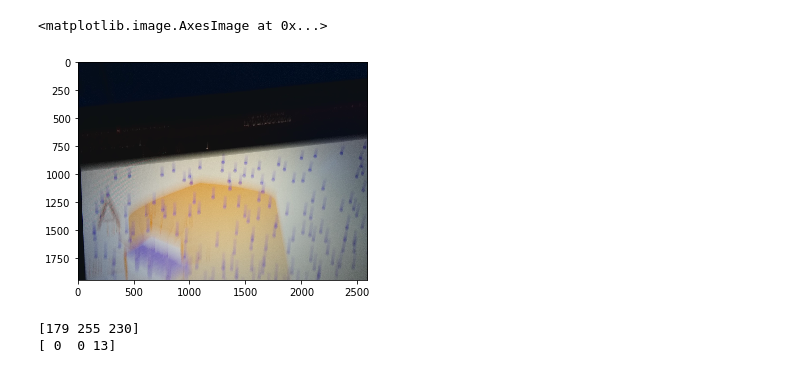
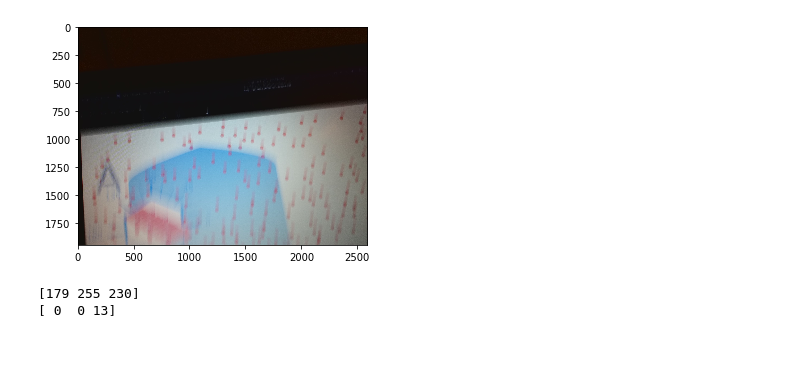
Before and after one commit to chili-epfl/qml-ar, a Jupyter notebook: notebooks/motionblur/DotsDetector.ipynb, the cells around one changed output. Saved outputs shown, nothing was run; the diff lists cells and outputs as text; code cells hidden in the pictures.

```diff
--- a/notebooks/motionblur/DotsDetector.ipynb
+++ b/notebooks/motionblur/DotsDetector.ipynb
@@ -14,5 +8,0 @@ out_fn = '/tmp/tmpimgcvdots.png'
-# %%
-plt.imshow(img)
-# %% [output]
-<matplotlib.image.AxesImage at 0x...>
-[figure, removed]
@@ -19 +19,7 @@ plt.imshow(img)
+# %%
+# showing input
+plt.imshow(cv2.cvtColor(img, cv2.COLOR_BGR2RGB))
+plt.show()
+# %% [output]
+[figure, added]
 # %%
```
Also changed, not shown: parts of 14 cells of this notebook.
